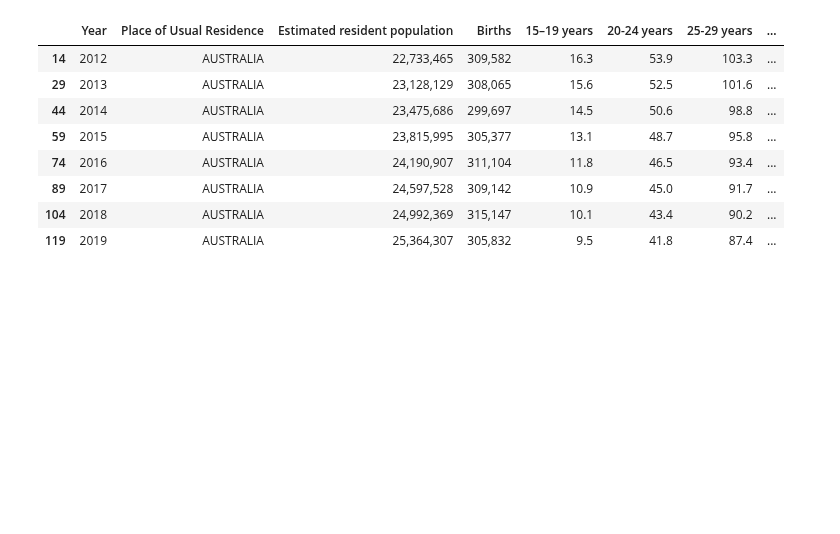
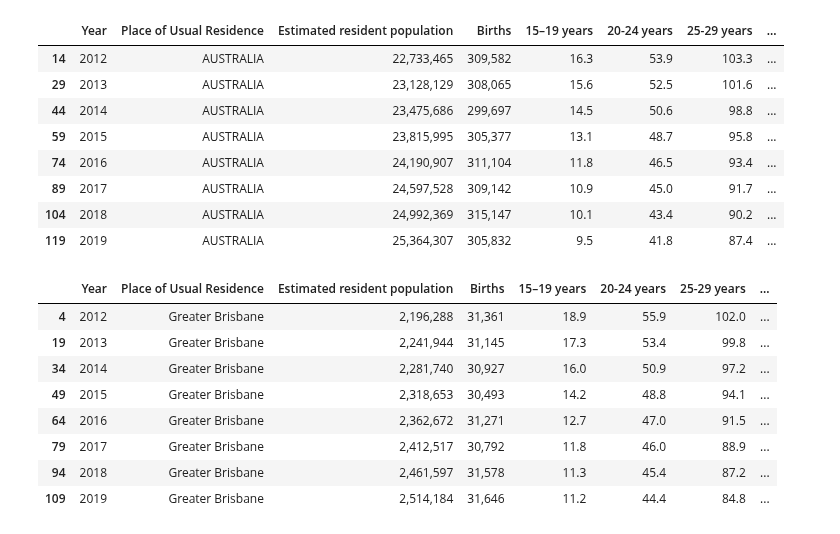
Before and after one commit to NathanJPotter/Team-Project-1, a Jupyter notebook: Project 1.ipynb, the cells around one changed output. Cells and saved outputs as stored; diff of their text form; code cells hidden in the pictures; blank space fills up the shorter version.

```diff
--- a/Project 1.ipynb
+++ b/Project 1.ipynb
@@ -81,3 +83,17 @@ birth_data_aus_df
 | 89 | 2017 | AUSTRALIA | 24,597,528 | 309,142 | 10.9 | 45.0 | 91.7 | ... |
 | 104 | 2018 | AUSTRALIA | 24,992,369 | 315,147 | 10.1 | 43.4 | 90.2 | ... |
 | 119 | 2019 | AUSTRALIA | 25,364,307 | 305,832 | 9.5 | 41.8 | 87.4 | ... |
+# %%
+birth_data_greater_brisbane_df = birth_data_df.loc[birth_data_df['Place of Usual Residence'] == "Greater Brisbane"]
+
+birth_data_greater_brisbane_df
+# %% [output]
+|  | Year | Place of Usual Residence | Estimated resident population | Births | 15–19 years | 20-24 years | 25-29 years | ... |
+| 4 | 2012 | Greater Brisbane | 2,196,288 | 31,361 | 18.9 | 55.9 | 102.0 | ... |
+| 19 | 2013 | Greater Brisbane | 2,241,944 | 31,145 | 17.3 | 53.4 | 99.8 | ... |
+| 34 | 2014 | Greater Brisbane | 2,281,740 | 30,927 | 16.0 | 50.9 | 97.2 | ... |
+| 49 | 2015 | Greater Brisbane | 2,318,653 | 30,493 | 14.2 | 48.8 | 94.1 | ... |
+| 64 | 2016 | Greater Brisbane | 2,362,672 | 31,271 | 12.7 | 47.0 | 91.5 | ... |
+| 79 | 2017 | Greater Brisbane | 2,412,517 | 30,792 | 11.8 | 46.0 | 88.9 | ... |
+| 94 | 2018 | Greater Brisbane | 2,461,597 | 31,578 | 11.3 | 45.4 | 87.2 | ... |
+| 109 | 2019 | Greater Brisbane | 2,514,184 | 31,646 | 11.2 | 44.4 | 84.8 | ... |
```
Also changed, not shown: parts of 9 cells of this notebook.
